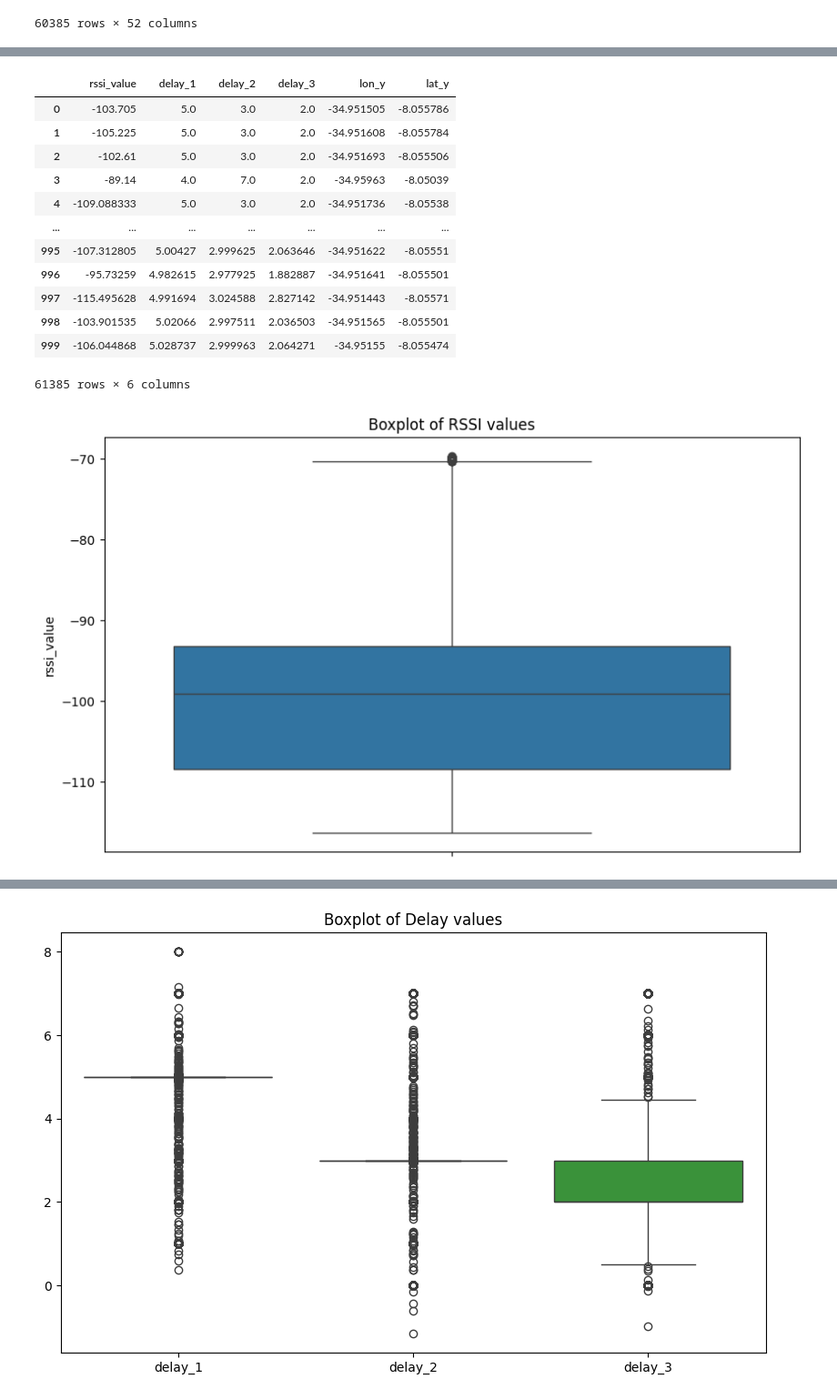
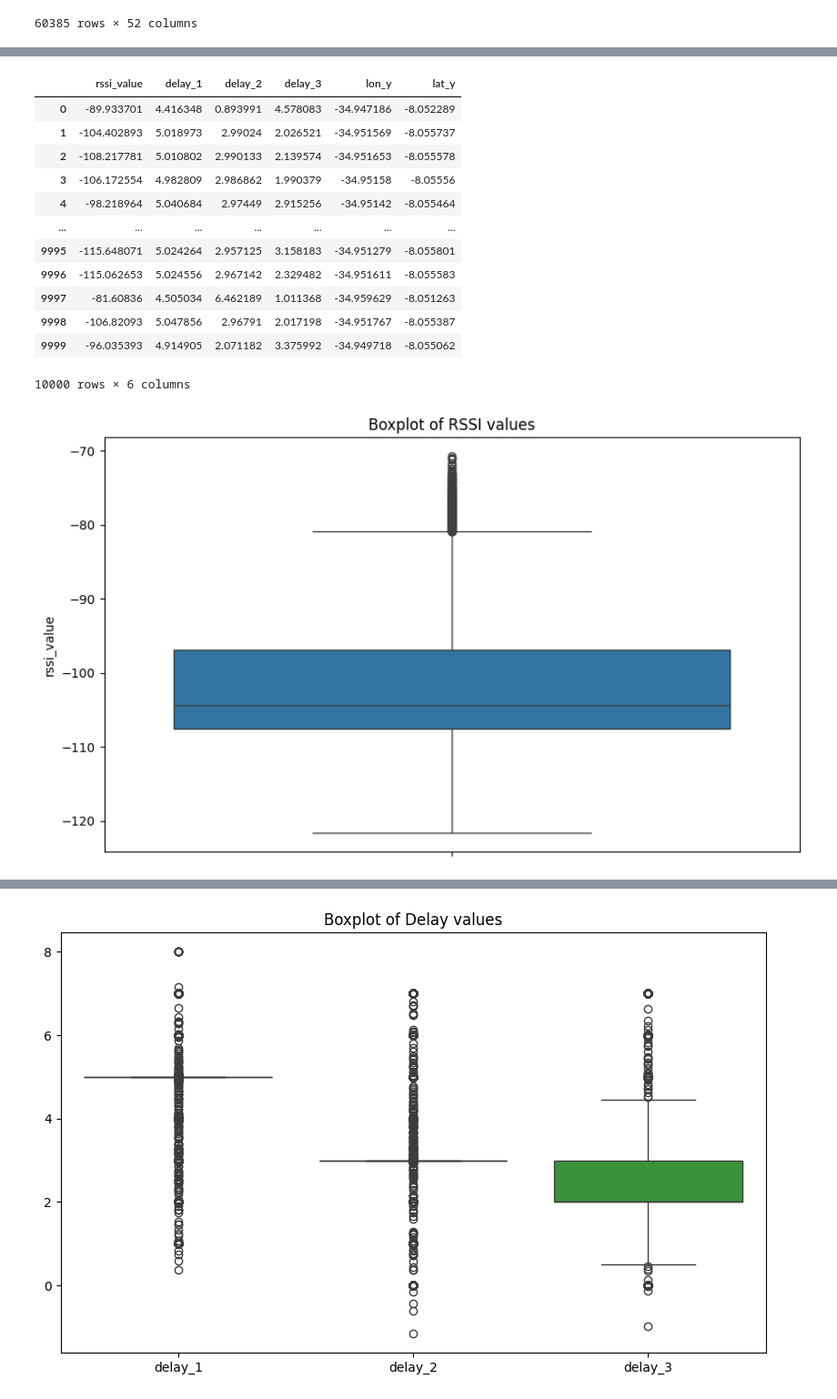
Before and after one commit to PaulaPerazzo/localization-project, a Jupyter notebook: gan.ipynb, the cells around one changed output, grey strips where cells are left out. Shown at 91% size. Cells and saved outputs as stored; diff of their text form; code cells hidden in the pictures.

```diff
--- a/gan.ipynb
+++ b/gan.ipynb
@@ -255,27 +255,28 @@ new_data_df
 # %%
 old_data = pd.read_csv("./data/data_train_complete.csv")
 new_data = new_data_df.copy()
-expanded_data = pd.concat((old_data, new_data))
+# expanded_data = pd.concat((old_data, new_data))
+expanded_data = new_data.copy()
 
 features = ["rssi_value", "delay_1", "delay_2", "delay_3", "lon_y", "lat_y"]
 
 expanded_data = expanded_data[features]
 
 expanded_data
 # %% [output]
 |  | rssi_value | delay_1 | delay_2 | delay_3 | lon_y | lat_y |
-| 0 | -103.705 | 5.0 | 3.0 | 2.0 | -34.951505 | -8.055786 |
-| 1 | -105.225 | 5.0 | 3.0 | 2.0 | -34.951608 | -8.055784 |
-| 2 | -102.61 | 5.0 | 3.0 | 2.0 | -34.951693 | -8.055506 |
-| 3 | -89.14 | 4.0 | 7.0 | 2.0 | -34.95963 | -8.05039 |
-| 4 | -109.088333 | 5.0 | 3.0 | 2.0 | -34.951736 | -8.05538 |
+| 0 | -89.933701 | 4.416348 | 0.893991 | 4.578083 | -34.947186 | -8.052289 |
+| 1 | -104.402893 | 5.018973 | 2.99024 | 2.026521 | -34.951569 | -8.055737 |
+| 2 | -108.217781 | 5.010802 | 2.990133 | 2.139574 | -34.951653 | -8.055578 |
+| 3 | -106.172554 | 4.982809 | 2.986862 | 1.990379 | -34.95158 | -8.05556 |
+| 4 | -98.218964 | 5.040684 | 2.97449 | 2.915256 | -34.95142 | -8.055464 |
 | ... | ... | ... | ... | ... | ... | ... |
-| 995 | -107.312805 | 5.00427 | 2.999625 | 2.063646 | -34.951622 | -8.05551 |
-| 996 | -95.73259 | 4.982615 | 2.977925 | 1.882887 | -34.951641 | -8.055501 |
-| 997 | -115.495628 | 4.991694 | 3.024588 | 2.827142 | -34.951443 | -8.05571 |
-| 998 | -103.901535 | 5.02066 | 2.997511 | 2.036503 | -34.951565 | -8.055501 |
-| 999 | -106.044868 | 5.028737 | 2.999963 | 2.064271 | -34.95155 | -8.055474 |
+| 9995 | -115.648071 | 5.024264 | 2.957125 | 3.158183 | -34.951279 | -8.055801 |
+| 9996 | -115.062653 | 5.024556 | 2.967142 | 2.329482 | -34.951611 | -8.055583 |
+| 9997 | -81.60836 | 4.505034 | 6.462189 | 1.011368 | -34.959629 | -8.051263 |
+| 9998 | -106.82093 | 5.047856 | 2.96791 | 2.017198 | -34.951767 | -8.055387 |
+| 9999 | -96.035393 | 4.914905 | 2.071182 | 3.375992 | -34.949718 | -8.055062 |
-61385 rows × 6 columns
+10000 rows × 6 columns
 # %%
 
 ### boxplot of rssi values
@@ -284,7 +285,7 @@ sns.boxplot(expanded_data["rssi_value"])
 plt.title("Boxplot of RSSI values")
 plt.show()
 # %% [output]
-[figure, old version]
+[figure, new version]
 # %%
 ### histogram of rssi values
 plt.figure(figsize=(10, 6))
```
Also changed, not shown: parts of 11 cells of this notebook, 4 other files.
